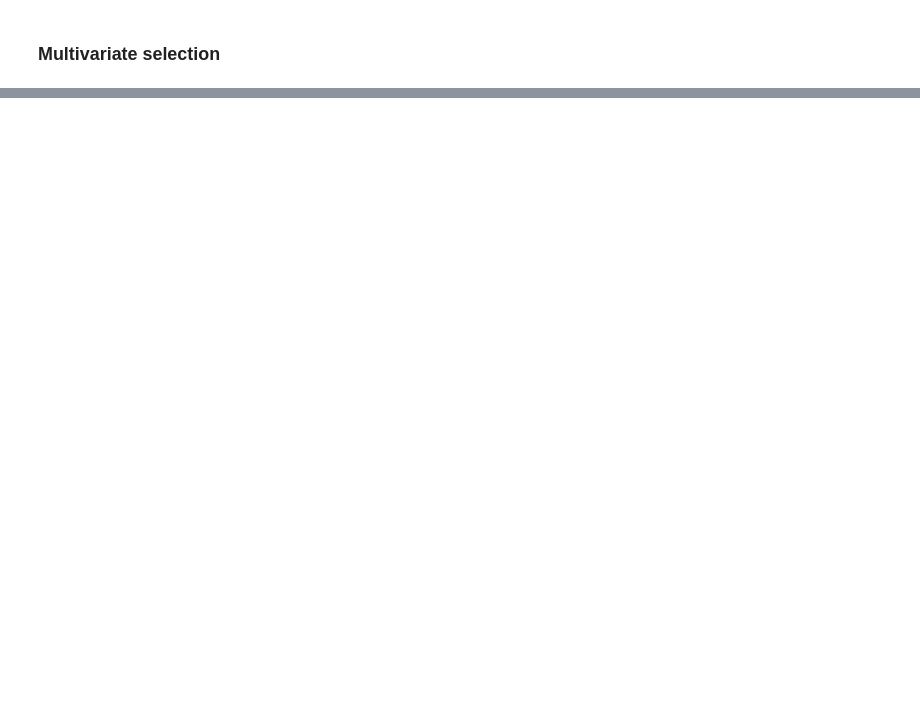
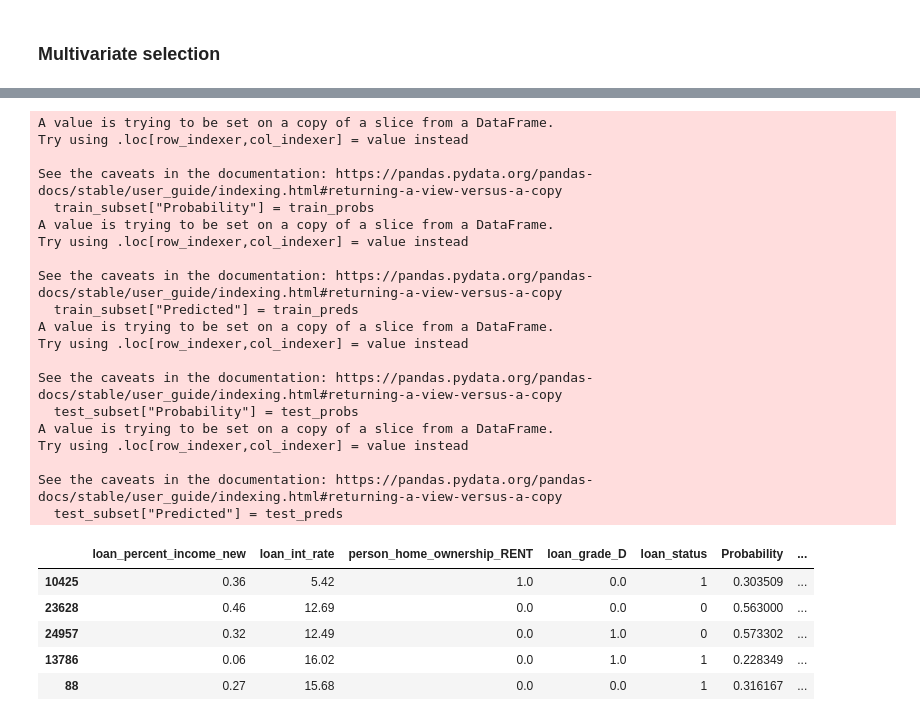
Before and after one commit to shemkatz/credit_risk, a Jupyter notebook: notebook.ipynb, the cells around one changed output, grey strips where cells are left out. Drawn from its saved outputs; the diff is of its cells as text; code cells hidden in the pictures; blank space fills up the shorter version.

```diff
--- a/notebook.ipynb
+++ b/notebook.ipynb
@@ -961,0 +1033,39 @@ Stopping: No remaining driver adds more than 0.0100 Gini.
+# %%
+##Lets check out some of the misclassified cases
+
+train_subset = train[selected_riskdrivers + target_column]
+train_subset["Probability"] = train_probs
+train_subset["Predicted"] = train_preds
+
+test_subset = test[selected_riskdrivers + target_column]
+test_subset["Probability"] = test_probs
+test_subset["Predicted"] = test_preds
+
+train_subset[train_subset["loan_status"] != train_subset["Predicted"]].head()
+# %% [output]
+A value is trying to be set on a copy of a slice from a DataFrame.
+Try using .loc[row_indexer,col_indexer] = value instead
+
+See the caveats in the documentation: https://pandas.pydata.org/pandas-docs/stable/user_guide/indexing.html#returning-a-view-versus-a-copy
+  train_subset["Probability"] = train_probs
+A value is trying to be set on a copy of a slice from a DataFrame.
+Try using .loc[row_indexer,col_indexer] = value instead
+
+See the caveats in the documentation: https://pandas.pydata.org/pandas-docs/stable/user_guide/indexing.html#returning-a-view-versus-a-copy
+  train_subset["Predicted"] = train_preds
+A value is trying to be set on a copy of a slice from a DataFrame.
+Try using .loc[row_indexer,col_indexer] = value instead
+
+See the caveats in the documentation: https://pandas.pydata.org/pandas-docs/stable/user_guide/indexing.html#returning-a-view-versus-a-copy
+  test_subset["Probability"] = test_probs
+A value is trying to be set on a copy of a slice from a DataFrame.
+Try using .loc[row_indexer,col_indexer] = value instead
+
+See the caveats in the documentation: https://pandas.pydata.org/pandas-docs/stable/user_guide/indexing.html#returning-a-view-versus-a-copy
+  test_subset["Predicted"] = test_preds
+|  | loan_percent_income_new | loan_int_rate | person_home_ownership_RENT | loan_grade_D | loan_status | Probability | ... |
+| 10425 | 0.36 | 5.42 | 1.0 | 0.0 | 1 | 0.303509 | ... |
+| 23628 | 0.46 | 12.69 | 0.0 | 0.0 | 0 | 0.563000 | ... |
+| 24957 | 0.32 | 12.49 | 0.0 | 1.0 | 0 | 0.573302 | ... |
+| 13786 | 0.06 | 16.02 | 0.0 | 1.0 | 1 | 0.228349 | ... |
+| 88 | 0.27 | 15.68 | 0.0 | 0.0 | 1 | 0.316167 | ... |
```
Also changed, not shown: parts of 13 cells of this notebook.
